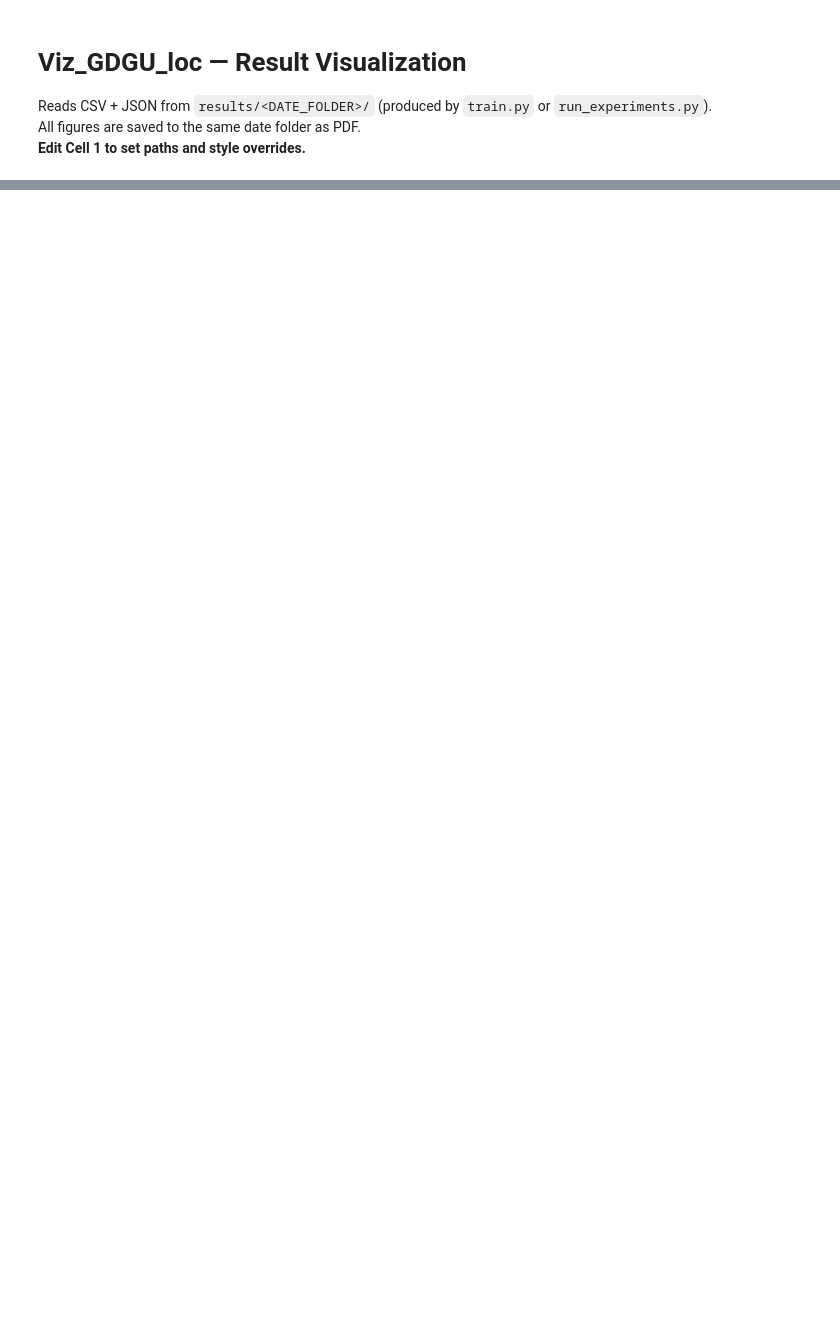
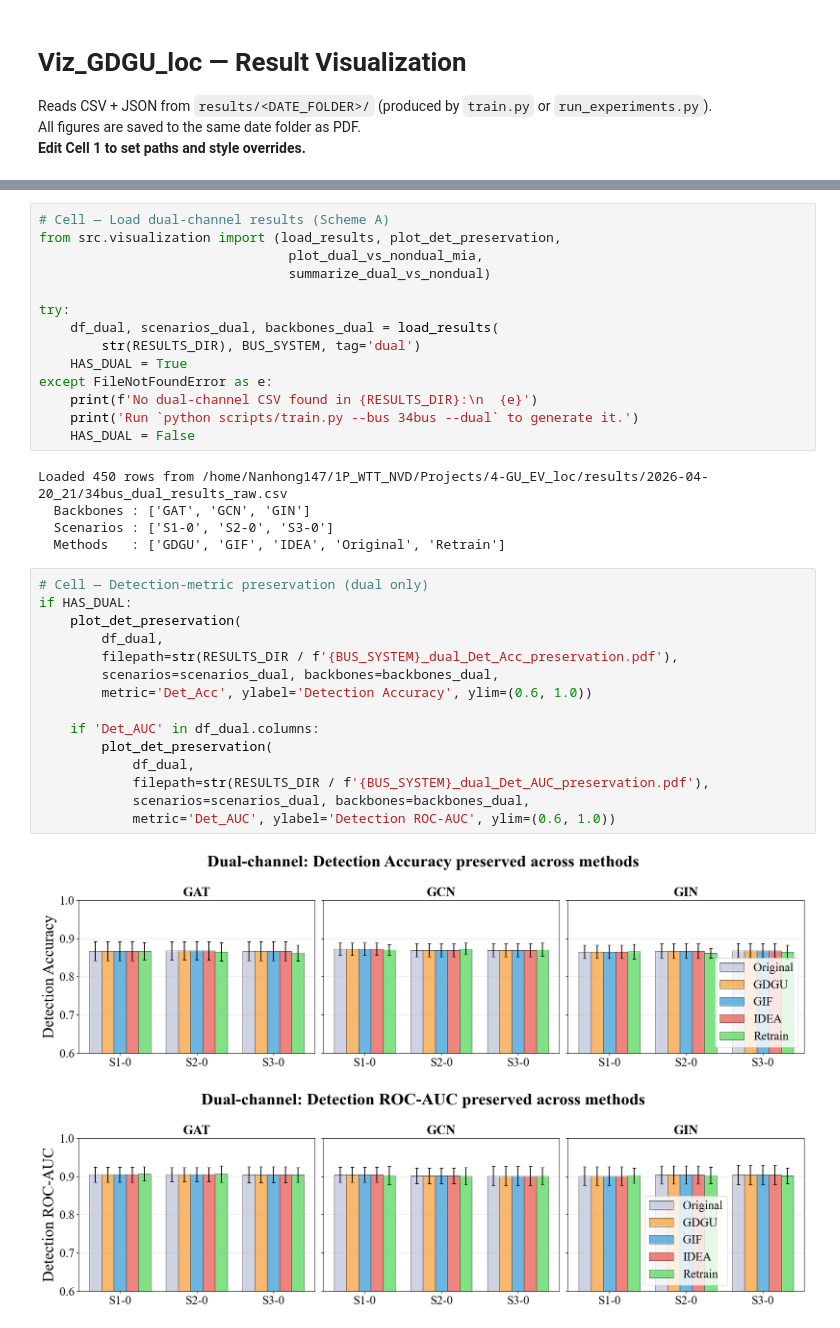
Before and after one commit to lnhfrank/GDGU_EV_localization, a Jupyter notebook: notebooks/Viz_GDGU_loc.ipynb, the cells around one changed output, grey strips where cells are left out. Cells and saved outputs as stored; diff of their text form; blank space fills up the shorter version.

Commit message:
V5.0: Implement Dual-Channel Model for EVCS Localization and Detection

```diff
--- a/notebooks/Viz_GDGU_loc.ipynb
+++ b/notebooks/Viz_GDGU_loc.ipynb
@@ -110,0 +124,37 @@ print(f'\nFigures saved to: {RESULTS_DIR}/')
+# %%
+# Cell — Load dual-channel results (Scheme A)
+from src.visualization import (load_results, plot_det_preservation,
+                                plot_dual_vs_nondual_mia,
+                                summarize_dual_vs_nondual)
+
+try:
+    df_dual, scenarios_dual, backbones_dual = load_results(
+        str(RESULTS_DIR), BUS_SYSTEM, tag='dual')
+    HAS_DUAL = True
+except FileNotFoundError as e:
+    print(f'No dual-channel CSV found in {RESULTS_DIR}:\n  {e}')
+    print('Run `python scripts/train.py --bus 34bus --dual` to generate it.')
+    HAS_DUAL = False
+# %% [output]
+Loaded 450 rows from /home/Nanhong147/1P_WTT_NVD/Projects/4-GU_EV_loc/results/2026-04-20_21/34bus_dual_results_raw.csv
+  Backbones : ['GAT', 'GCN', 'GIN']
+  Scenarios : ['S1-0', 'S2-0', 'S3-0']
+  Methods   : ['GDGU', 'GIF', 'IDEA', 'Original', 'Retrain']
+# %%
+# Cell — Detection-metric preservation (dual only)
+if HAS_DUAL:
+    plot_det_preservation(
+        df_dual,
+        filepath=str(RESULTS_DIR / f'{BUS_SYSTEM}_dual_Det_Acc_preservation.pdf'),
+        scenarios=scenarios_dual, backbones=backbones_dual,
+        metric='Det_Acc', ylabel='Detection Accuracy', ylim=(0.6, 1.0))
+
+    if 'Det_AUC' in df_dual.columns:
+        plot_det_preservation(
+            df_dual,
+            filepath=str(RESULTS_DIR / f'{BUS_SYSTEM}_dual_Det_AUC_preservation.pdf'),
+            scenarios=scenarios_dual, backbones=backbones_dual,
+            metric='Det_AUC', ylabel='Detection ROC-AUC', ylim=(0.6, 1.0))
+# %% [output]
+[figure, added]
+[figure, added]
```
Also changed, not shown: parts of 5 cells of this notebook, 11 other files.
